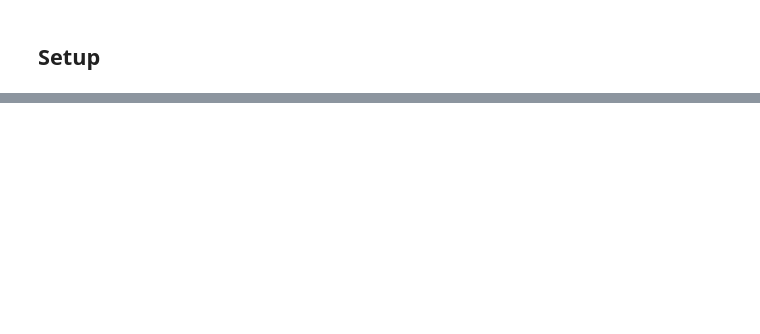
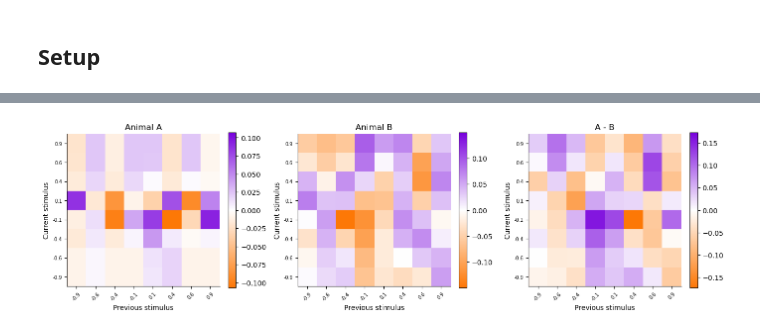
Before and after one commit to serkanshentyurk/sound_categorisation, a Jupyter notebook: behav_utils/notebooks/example_workflow.ipynb, the cells around one changed output, grey strips where cells are left out. Cells and saved outputs as stored; diff of their text form; code cells hidden in the pictures; blank space fills up the shorter version.

```diff
--- a/behav_utils/notebooks/example_workflow.ipynb
+++ b/behav_utils/notebooks/example_workflow.ipynb
@@ -230,0 +330,6 @@ plt.show()
+# %%
+# compute_um
+um_a = compute_um(sessions_a)
+um_b = compute_um(sessions_b)
+print(f'UM keys: {sorted(um_a.keys())}')
+print(f'UM shape: {um_a["um"].shape}, sessions: {um_a["n_sessions"]}')
@@ -230,0 +397,11 @@ plt.show()
+# %%
+# Update matrices
+fig, axes = plt.subplots(1, 3, figsize=(14, 4))
+plot_um(um_a, ax=axes[0], title='Animal A')
+plot_um(um_b, ax=axes[1], title='Animal B')
+# Raw ndarray arithmetic then plot
+plot_um(um_a['um'] - um_b['um'], ax=axes[2], title='A - B')
+plt.tight_layout()
+plt.show()
+# %% [output]
+[figure, added]
```
Also changed, not shown: parts of 82 cells of this notebook, 1 other file.
